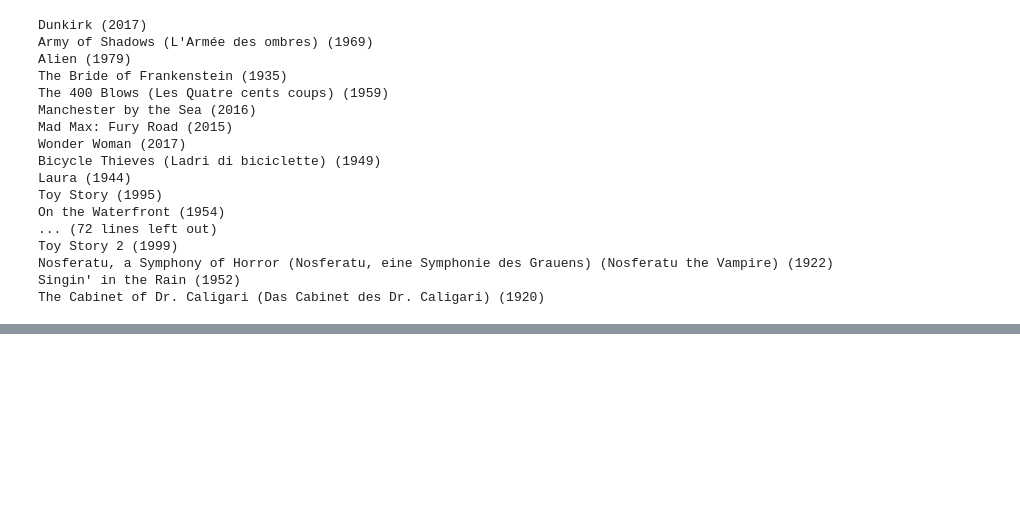
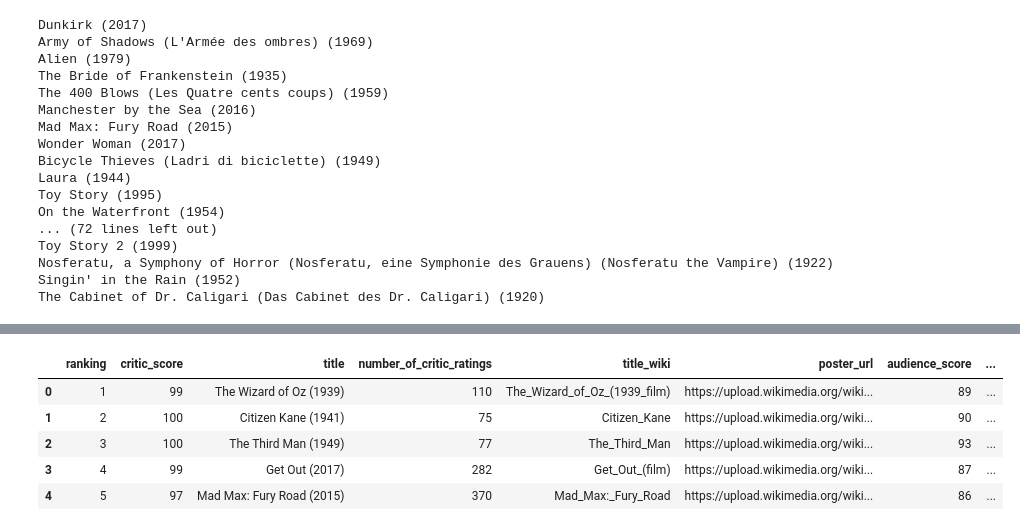
Before and after one commit to mccormd1/Analytics_Nanodegree, a Jupyter notebook: 3-Data Wrangling/Wrangling_materials/2-rotten tomatoes/gathering.ipynb, the cells around one changed output, grey strips where cells are left out. Cells and saved outputs as stored; diff of their text form; code cells hidden in the pictures; blank space fills up the shorter version.

```diff
--- a/3-Data Wrangling/Wrangling_materials/2-rotten tomatoes/gathering.ipynb
+++ b/3-Data Wrangling/Wrangling_materials/2-rotten tomatoes/gathering.ipynb
@@ -240,0 +499,28 @@ need to use wptools (a library for MediaWiki API)
+# %%
+# Inspect un# List of dictionaries to build and convert to a DataFrame later
+for rank_title, images in image_errors.items():
+
+    if rank_title == '17_Moonlight_(2016_film)':
+        url = 'https://upload.wikimedia.org/wikipedia/en/8/84/Moonlight_%282016_film%29.png'
+    if rank_title == '22_A_Hard_Day%27s_Night_(film)':
+        url = 'https://upload.wikimedia.org/wikipedia/en/4/47/A_Hard_Days_night_movieposter.jpg'
+    if rank_title == '53_12_Angry_Men_(1957_film)':
+        url = 'https://upload.wikimedia.org/wikipedia/en/9/91/12_angry_men.jpg'
+    if rank_title == '72_Rosemary%27s_Baby_(film)':
+        url = 'https://upload.wikimedia.org/wikipedia/en/e/ef/Rosemarys_baby_poster.jpg'
+    if rank_title == '93_Harry_Potter_and_the_Deathly_Hallows_–_Part_2':
+        url = 'https://upload.wikimedia.org/wikipedia/en/d/df/Harry_Potter_and_the_Deathly_Hallows_%E2%80%93_Part_2.jpg'
+    title = rank_title[3:]
+    df_list.append({'ranking': int(title_list.index(title) + 1),
+                    'title': title,
+                    'poster_url': url})
+    r = requests.get(url)
+    # Download movie poster image
+    i = Image.open(BytesIO(r.content))
+    image_file_format = url.split('.')[-1]
+    i.save(folder_name + "/" + rank_title + '.' + image_file_format)
+# %%
+# Create DataFrame from list of dictionaries
+df_poster = pd.DataFrame(df_list, columns = ['ranking', 'title', 'poster_url'])
+df_poster = df_poster.sort_values('ranking').reset_index(drop=True)
+df_poster.head()
@@ -240,0 +536,3 @@ need to use wptools (a library for MediaWiki API)
+# %%
+dfmaster=df.merge(df_poster,how='left',on='ranking',suffixes=('','_wiki'))
+dfmaster.head()
@@ -240,0 +546,10 @@ need to use wptools (a library for MediaWiki API)
+# %%
+dfmaster=dfmaster.merge(df_audience,how='left',on='title')
+dfmaster.head()
+# %% [output]
+|  | ranking | critic_score | title | number_of_critic_ratings | title_wiki | poster_url | audience_score | ... |
+| 0 | 1 | 99 | The Wizard of Oz (1939) | 110 | The_Wizard_of_Oz_(1939_film) | https://upload.wikimedia.org/wiki... | 89 | ... |
+| 1 | 2 | 100 | Citizen Kane (1941) | 75 | Citizen_Kane | https://upload.wikimedia.org/wiki... | 90 | ... |
+| 2 | 3 | 100 | The Third Man (1949) | 77 | The_Third_Man | https://upload.wikimedia.org/wiki... | 93 | ... |
+| 3 | 4 | 99 | Get Out (2017) | 282 | Get_Out_(film) | https://upload.wikimedia.org/wiki... | 87 | ... |
+| 4 | 5 | 97 | Mad Max: Fury Road (2015) | 370 | Mad_Max:_Fury_Road | https://upload.wikimedia.org/wiki... | 86 | ... |
```
Also changed, not shown: parts of 24 cells of this notebook.
